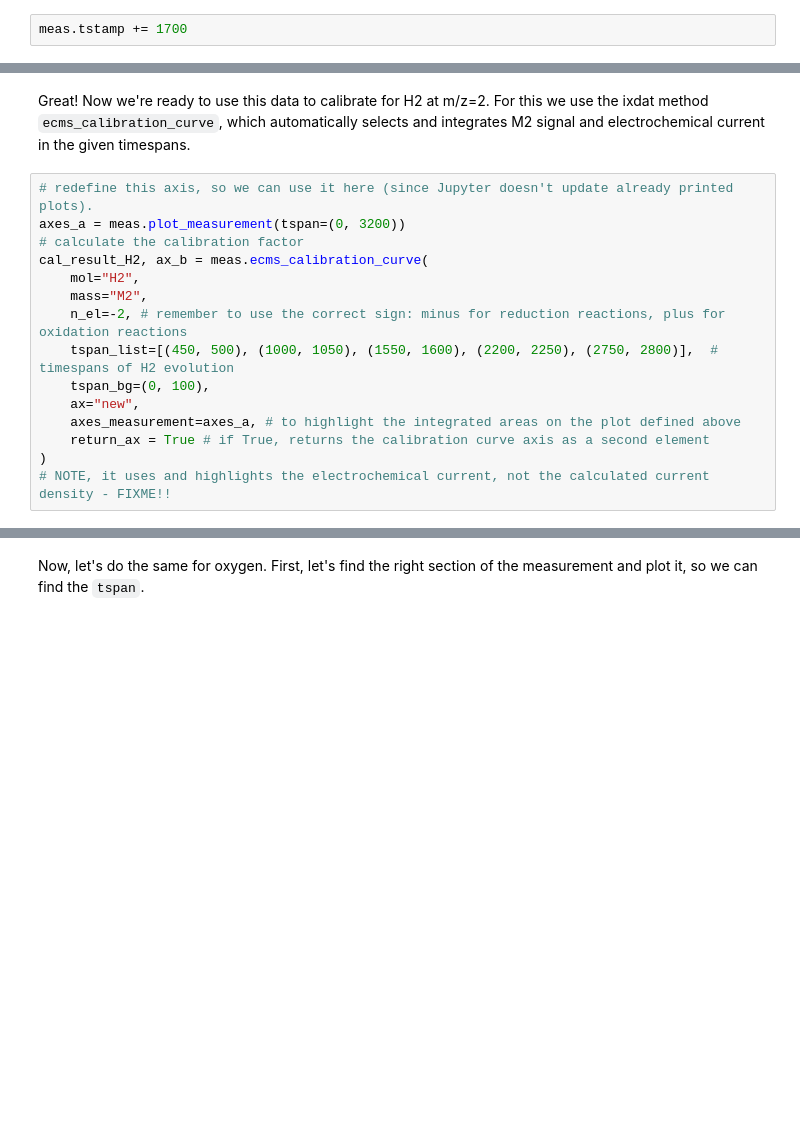
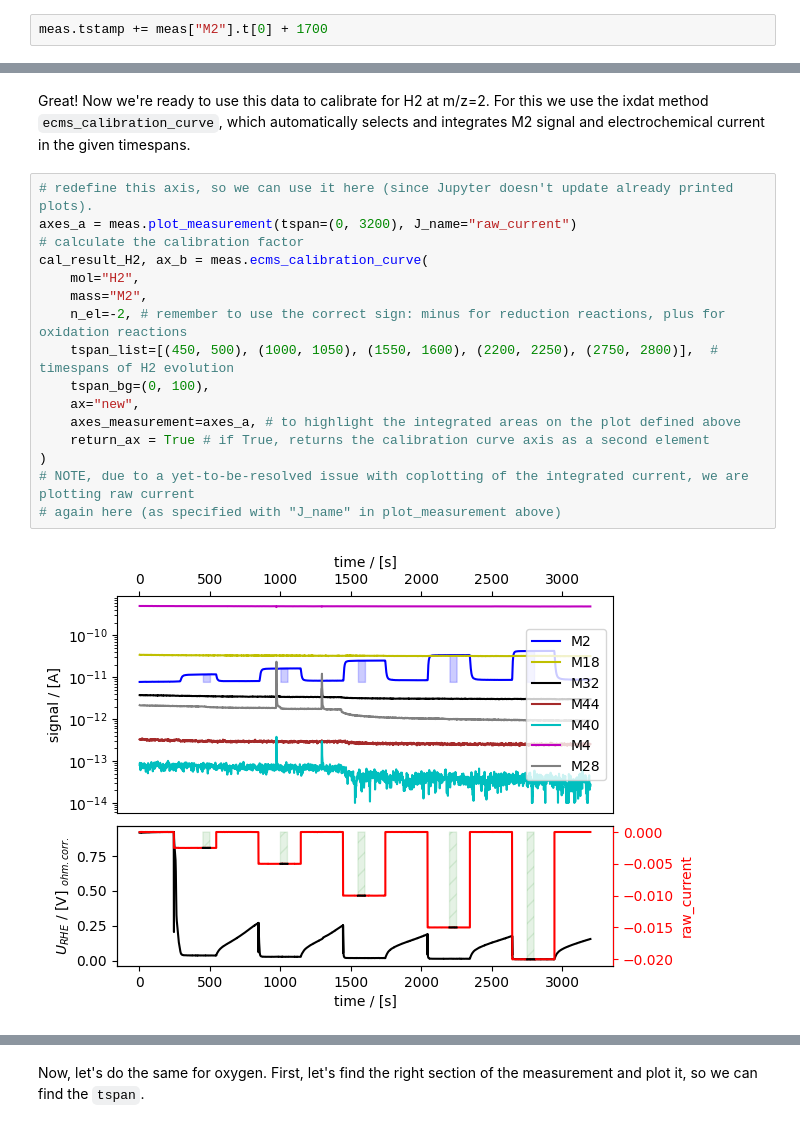
Before and after one commit to ixdat/tutorials, a Jupyter notebook: ec_ms_quantification/EC-MS_ixdat_tutorial.ipynb, the cells around one changed output, grey strips where cells are left out. Cells and saved outputs as stored; diff of their text form; blank space fills up the shorter version.

```diff
--- a/ec_ms_quantification/EC-MS_ixdat_tutorial.ipynb
+++ b/ec_ms_quantification/EC-MS_ixdat_tutorial.ipynb
@@ -85,5 +147,5 @@ There is some data here before the hydrogen calibration measurement starts; let'
 # %%
-meas.tstamp += 1700
+meas.tstamp += meas["M2"].t[0] + 1700
 # %% [markdown]
 The raw data is easily plotted with the plot_measurement function, which doesn't only create a figure, but also returns
 a list of three axes for (i) ms, (ii) potential, and (iii) current. See ``help(meas.plot_measurement)`` for customization.
@@ -103,16 +169,19 @@ fig_a.set_figwidth(
 Great! Now we're ready to use this data to calibrate for H2 at m/z=2. For this we use the ixdat method ``ecms_calibration_curve``, which automatically selects and integrates M2 signal and electrochemical current in the given timespans.
 # %%
 # redefine this axis, so we can use it here (since Jupyter doesn't update already printed plots).
-axes_a = meas.plot_measurement(tspan=(0, 3200))
+axes_a = meas.plot_measurement(tspan=(0, 3200), J_name="raw_current")
 # calculate the calibration factor
 cal_result_H2, ax_b = meas.ecms_calibration_curve(
     mol="H2",
     mass="M2",
     n_el=-2, # remember to use the correct sign: minus for reduction reactions, plus for oxidation reactions
     tspan_list=[(450, 500), (1000, 1050), (1550, 1600), (2200, 2250), (2750, 2800)],  # timespans of H2 evolution
     tspan_bg=(0, 100),
     ax="new",
     axes_measurement=axes_a, # to highlight the integrated areas on the plot defined above
     return_ax = True # if True, returns the calibration curve axis as a second element
 )
-# NOTE, it uses and highlights the electrochemical current, not the calculated current density - FIXME!!
+# NOTE, due to a yet-to-be-resolved issue with coplotting of the integrated current, we are plotting raw current
+# again here (as specified with "J_name" in plot_measurement above)
+# %% [output]
+[figure, added]
```
Also changed, not shown: parts of 41 cells of this notebook.
